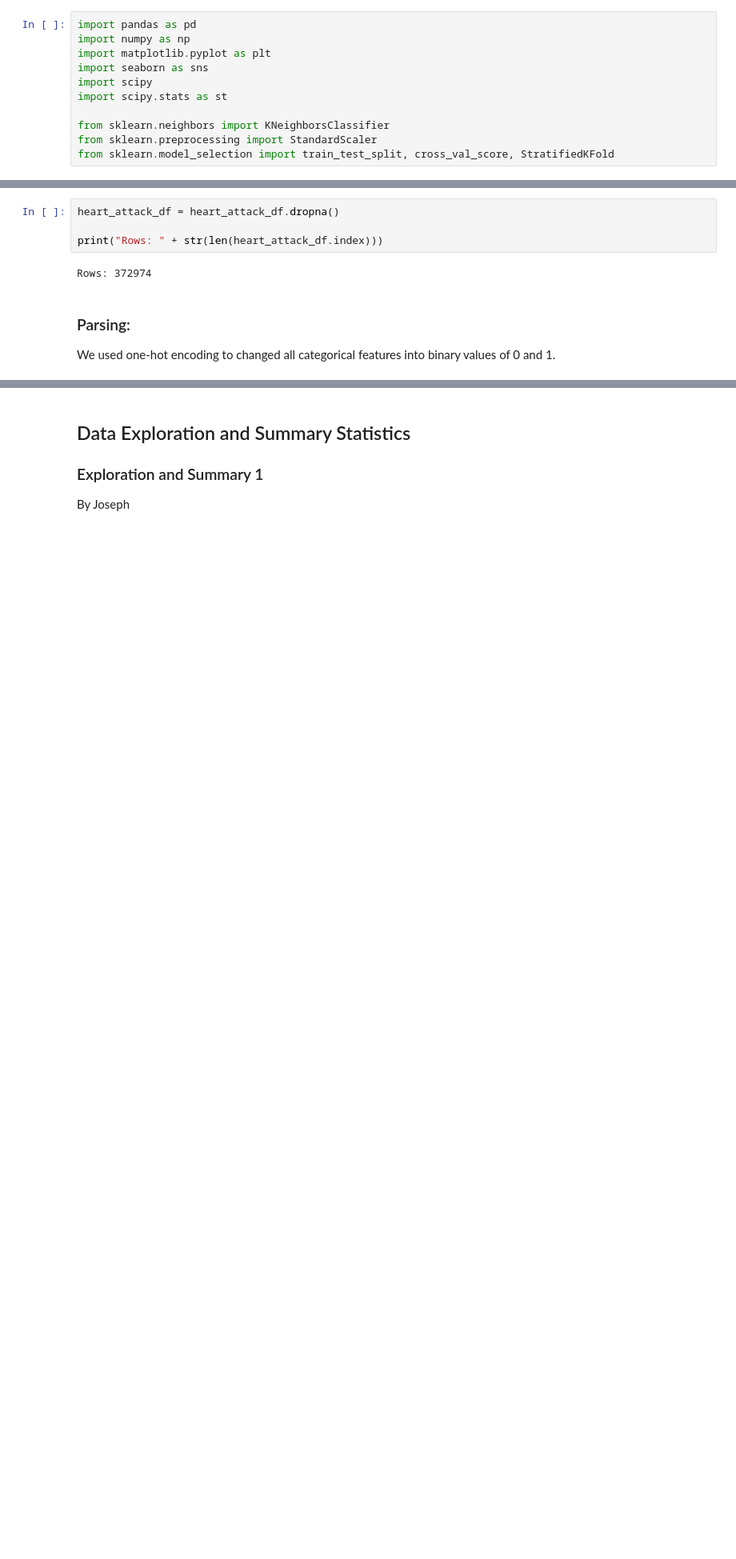
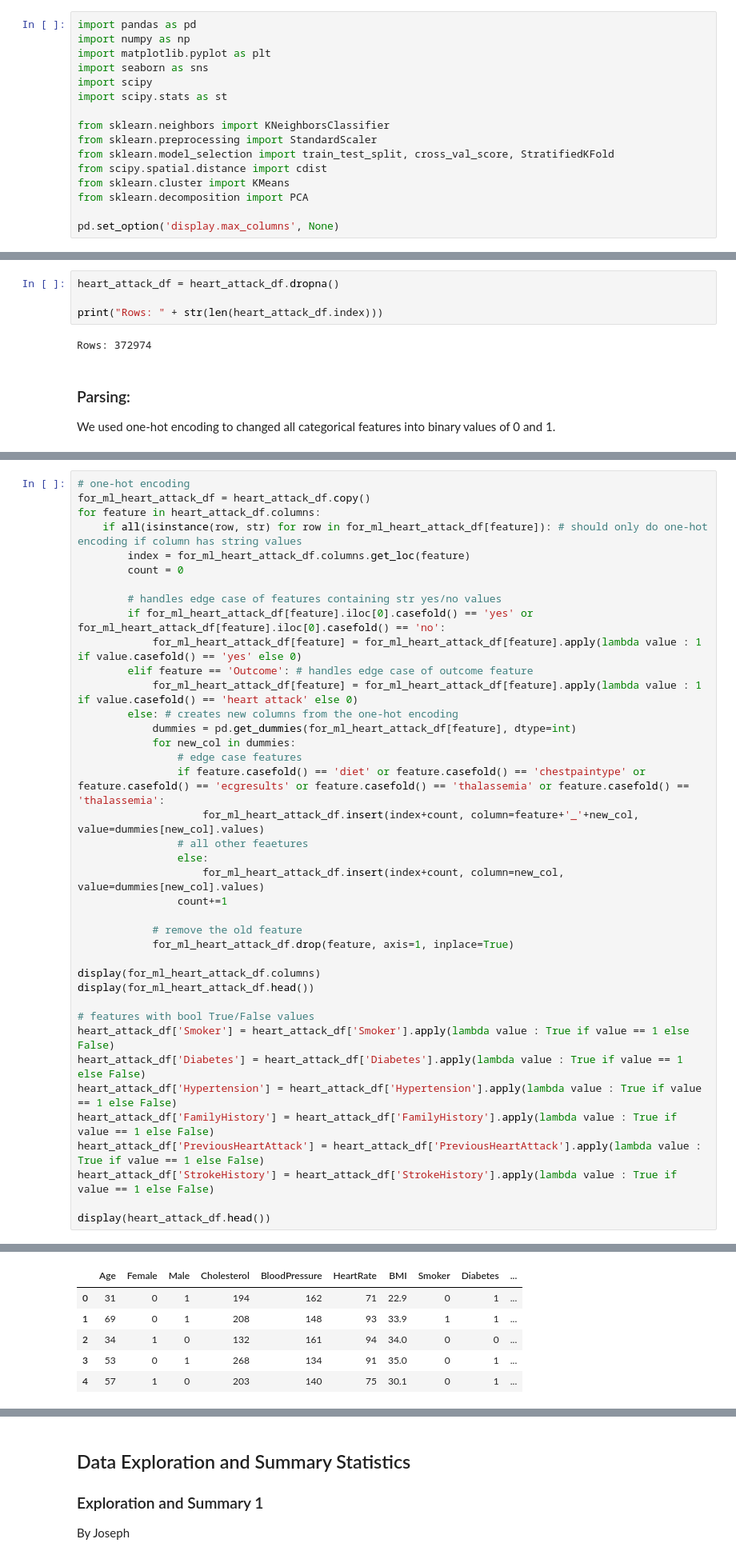
Before and after one commit to kchen3490/cmsc320-final, a Jupyter notebook: notebook.ipynb, the cells around one changed output, grey strips where cells are left out. Shown at 80% size. Saved outputs shown, nothing was run; the diff lists cells and outputs as text; blank space fills up the shorter version.

```diff
--- a/notebook.ipynb
+++ b/notebook.ipynb
@@ -20,6 +20,11 @@ import scipy.stats as st
 from sklearn.neighbors import KNeighborsClassifier
 from sklearn.preprocessing import StandardScaler
 from sklearn.model_selection import train_test_split, cross_val_score, StratifiedKFold
+from scipy.spatial.distance import cdist
+from sklearn.cluster import KMeans
+from sklearn.decomposition import PCA
+
+pd.set_option('display.max_columns', None)
 # %% [markdown]
 ### Read CSV file:
 # %%
@@ -92,0 +44,40 @@ Index(['Age', 'Female', 'Male', 'Cholesterol', 'BloodPressure', 'HeartRate',
+# %%
+# one-hot encoding
+for_ml_heart_attack_df = heart_attack_df.copy()
+for feature in heart_attack_df.columns:
+    if all(isinstance(row, str) for row in for_ml_heart_attack_df[feature]): # should only do one-hot encoding if column has string values
+        index = for_ml_heart_attack_df.columns.get_loc(feature)
+        count = 0
+
+        # handles edge case of features containing str yes/no values
+        if for_ml_heart_attack_df[feature].iloc[0].casefold() == 'yes' or for_ml_heart_attack_df[feature].iloc[0].casefold() == 'no':
+            for_ml_heart_attack_df[feature] = for_ml_heart_attack_df[feature].apply(lambda value : 1 if value.casefold() == 'yes' else 0)
+        elif feature == 'Outcome': # handles edge case of outcome feature
+            for_ml_heart_attack_df[feature] = for_ml_heart_attack_df[feature].apply(lambda value : 1 if value.casefold() == 'heart attack' else 0)
+        else: # creates new columns from the one-hot encoding
+            dummies = pd.get_dummies(for_ml_heart_attack_df[feature], dtype=int)
+            for new_col in dummies:
+                # edge case features
+                if feature.casefold() == 'diet' or feature.casefold() == 'chestpaintype' or feature.casefold() == 'ecgresults' or feature.casefold() == 'thalassemia' or feature.casefold() == 'thalassemia':
+                    for_ml_heart_attack_df.insert(index+count, column=feature+'_'+new_col, value=dummies[new_col].values)
+                # all other feaetures
+                else:
+                    for_ml_heart_attack_df.insert(index+count, column=new_col, value=dummies[new_col].values)
+                count+=1
+
+            # remove the old feature
+            for_ml_heart_attack_df.drop(feature, axis=1, inplace=True)
+
+display(for_ml_heart_attack_df.columns)
+display(for_ml_heart_attack_df.head())
+
+# features with bool True/False values
+heart_attack_df['Smoker'] = heart_attack_df['Smoker'].apply(lambda value : True if value == 1 else False)
+heart_attack_df['Diabetes'] = heart_attack_df['Diabetes'].apply(lambda value : True if value == 1 else False)
+heart_attack_df['Hypertension'] = heart_attack_df['Hypertension'].apply(lambda value : True if value == 1 else False)
+heart_attack_df['FamilyHistory'] = heart_attack_df['FamilyHistory'].apply(lambda value : True if value == 1 else False)
+heart_attack_df['PreviousHeartAttack'] = heart_attack_df['PreviousHeartAttack'].apply(lambda value : True if value == 1 else False)
+heart_attack_df['StrokeHistory'] = heart_attack_df['StrokeHistory'].apply(lambda value : True if value == 1 else False)
+
+display(heart_attack_df.head())
+# %% [output]
@@ -92,0 +100,6 @@ Index(['Age', 'Female', 'Male', 'Cholesterol', 'BloodPressure', 'HeartRate',
+|  | Age | Female | Male | Cholesterol | BloodPressure | HeartRate | BMI | Smoker | Diabetes | ... |
+| 0 | 31 | 0 | 1 | 194 | 162 | 71 | 22.9 | 0 | 1 | ... |
+| 1 | 69 | 0 | 1 | 208 | 148 | 93 | 33.9 | 1 | 1 | ... |
+| 2 | 34 | 1 | 0 | 132 | 161 | 94 | 34.0 | 0 | 0 | ... |
+| 3 | 53 | 0 | 1 | 268 | 134 | 91 | 35.0 | 0 | 1 | ... |
+| 4 | 57 | 1 | 0 | 203 | 140 | 75 | 30.1 | 0 | 1 | ... |
```
Also changed, not shown: parts of 11 cells of this notebook.
